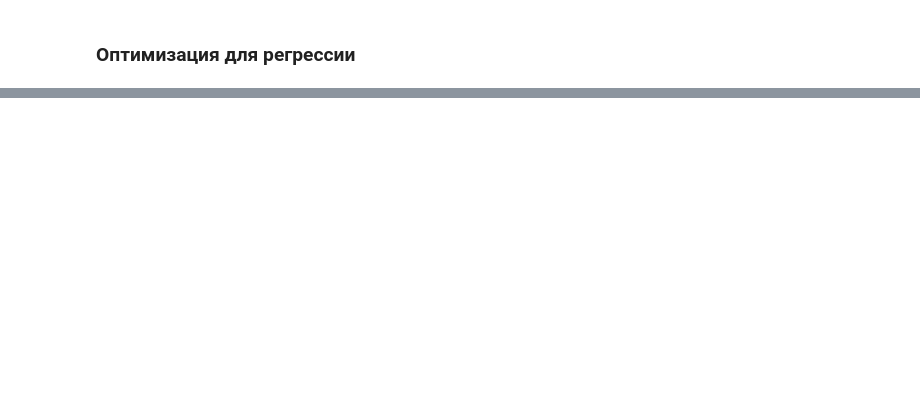
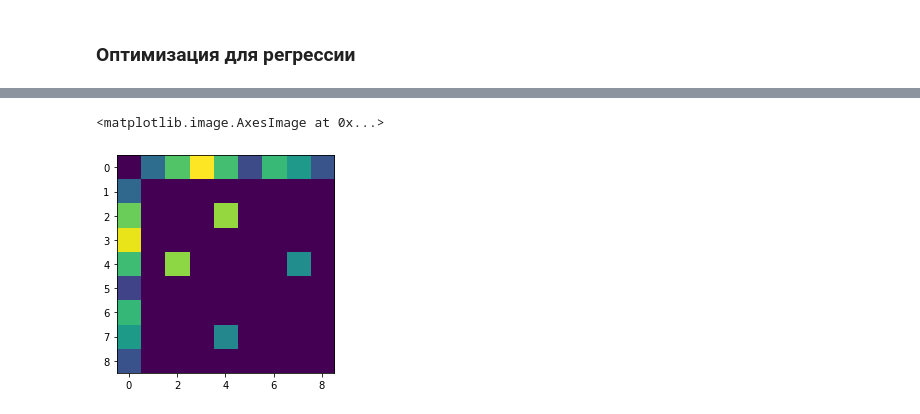
Before and after one commit to shwars/talap_ai, a Jupyter notebook: 2-DataMath/3-LinAlg/Matrices.ipynb, the cells around one changed output, grey strips where cells are left out. Cells and saved outputs as stored; diff of their text form; code cells hidden in the pictures; blank space fills up the shorter version.

Commit message:
Update lecture on matrices, add data

```diff
--- a/2-DataMath/3-LinAlg/Matrices.ipynb
+++ b/2-DataMath/3-LinAlg/Matrices.ipynb
@@ -282,8 +234,8 @@ loss(1,2)
 # %%
 a,b = 0,0
 A,B = [],[]
-eta = 0.01
-for _ in range(10):
+eta = 0.0001
+for _ in range(30):
     A.append(a); B.append(b)
     a-=eta*d(lambda x: loss(x,b),a)
     b-=eta*d(lambda x: loss(a,x),b)
@@ -295,0 +274,4 @@ plt.plot(x,a*x+b,color='r')
+# %%
+import pandas as pd
+df = pd.read_csv("data/renfe-tickets.csv")
+df
@@ -295,0 +292,4 @@ plt.plot(x,a*x+b,color='r')
+# %%
+cities = dict(enumerate(set(df['origin'])))
+c2id = { v : k for k,v in cities.items() }
+cities
@@ -295,0 +306,14 @@ plt.plot(x,a*x+b,color='r')
+# %%
+P = np.zeros(shape=(len(cities),len(cities)))
+C = np.zeros_like(P)
+
+for _,r in df.iterrows():
+    oid = c2id[r['origin']]
+    did = c2id[r['destination']]
+    C[oid,did]+=1.0
+    P[oid,did]+=r['price']
+# %%
+plt.imshow(C)
+# %% [output]
+<matplotlib.image.AxesImage at 0x...>
+[figure, added]
```
Also changed, not shown: parts of 55 cells of this notebook, 2 other files.
